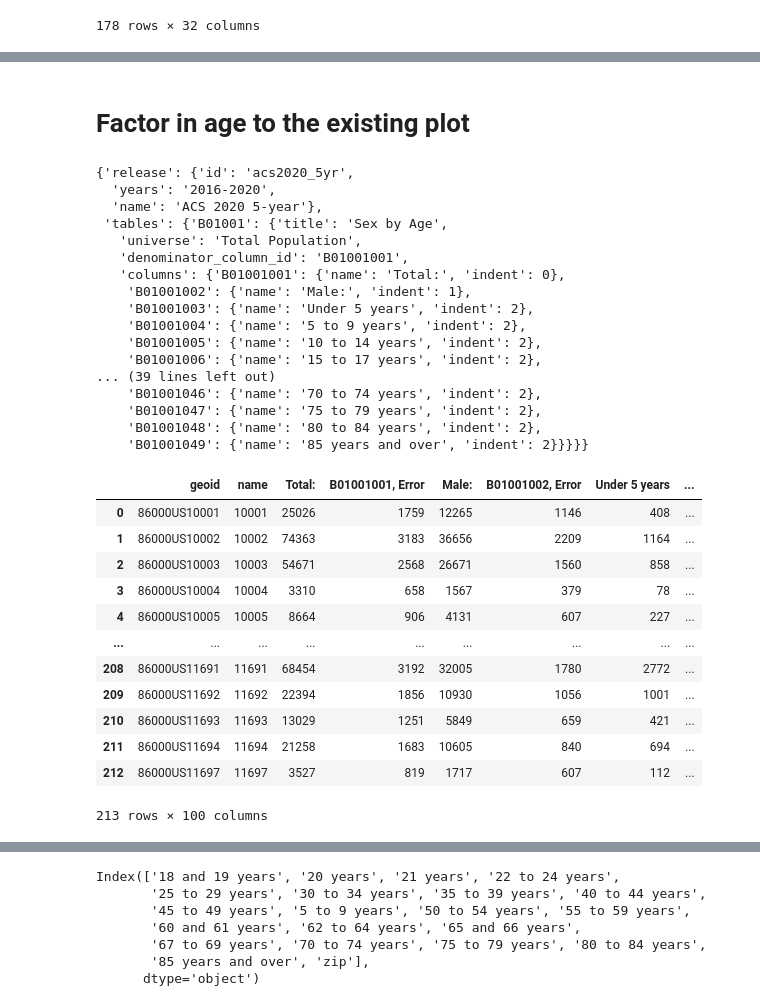
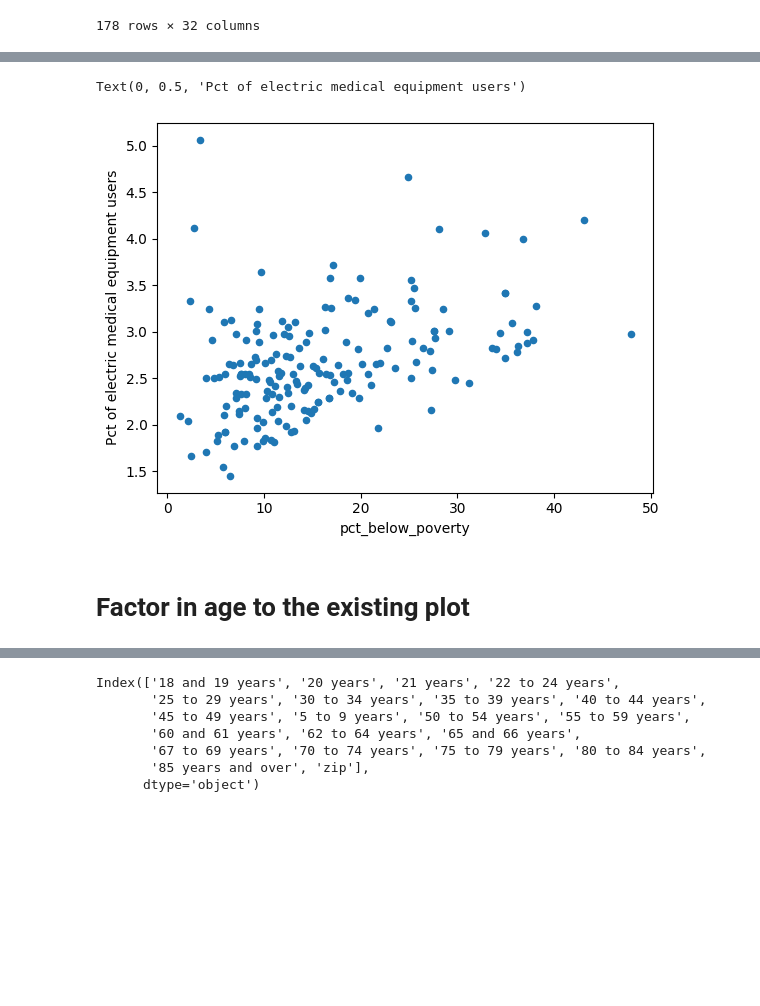
Before and after one commit to junekim6/nyc_power_outage, a Jupyter notebook: empower/empower_nyc.ipynb, the cells around one changed output, grey strips where cells are left out. Saved outputs shown, nothing was run; the diff lists cells and outputs as text; code cells hidden in the pictures; blank space fills up the shorter version.

```diff
--- a/empower/empower_nyc.ipynb
+++ b/empower/empower_nyc.ipynb
@@ -115,0 +134,8 @@ income_df.geoid = income_df.geoid[-5:]
+# %%
+pct_below_poverty = pd.read_csv("housing_data.csv")
+# %%
+pct_below_poverty = pct_below_poverty[['zip', 'pct_below_poverty']]
+# %%
+poverty_dme = df_2022.merge(pct_below_poverty, left_on="Zip_Code", right_on="zip")
+poverty_dme = poverty_dme[['Zip_Code', 'August', 'pct_below_poverty']]
+poverty_dme
@@ -115,0 +156,4 @@ income_df.geoid = income_df.geoid[-5:]
+# %%
+# Drop Airport
+
+poverty_dme.drop(173, inplace=True)
@@ -116,3 +162,9 @@ income_df.geoid = income_df.geoid[-5:]
+# %%
+ax = poverty_dme.plot(x="pct_below_poverty", y="August", kind="scatter")
+ax.set_ylabel("Pct of electric medical equipment users")
+# %% [output]
+Text(0, 0.5, 'Pct of electric medical equipment users')
+[figure, added]
 # %% [markdown]
 # Factor in age to the existing plot
 # %%
@@ -122,42 +174,6 @@ age_df = pd.read_csv("acs2020_5yr_B01001_86000US10460/acs2020_5yr_B01001_86000US
 
 with open("acs2020_5yr_B01001_86000US10460/metadata.json") as f:
     metadata = json.load(f)
-# %%
-metadata
-# %% [output]
-{'release': {'id': 'acs2020_5yr',
-  'years': '2016-2020',
-  'name': 'ACS 2020 5-year'},
- 'tables': {'B01001': {'title': 'Sex by Age',
-   'universe': 'Total Population',
-   'denominator_column_id': 'B01001001',
-   'columns': {'B01001001': {'name': 'Total:', 'indent': 0},
-    'B01001002': {'name': 'Male:', 'indent': 1},
-    'B01001003': {'name': 'Under 5 years', 'indent': 2},
-    'B01001004': {'name': '5 to 9 years', 'indent': 2},
-    'B01001005': {'name': '10 to 14 years', 'indent': 2},
-    'B01001006': {'name': '15 to 17 years', 'indent': 2},
-... (39 lines left out)
-    'B01001046': {'name': '70 to 74 years', 'indent': 2},
-    'B01001047': {'name': '75 to 79 years', 'indent': 2},
-    'B01001048': {'name': '80 to 84 years', 'indent': 2},
-    'B01001049': {'name': '85 years and over', 'indent': 2}}}}}
-# %%
-age_df
-# %% [output]
-|  | geoid | name | Total: | B01001001, Error | Male: | B01001002, Error | Under 5 years | ... |
-| 0 | 86000US10001 | 10001 | 25026 | 1759 | 12265 | 1146 | 408 | ... |
-| 1 | 86000US10002 | 10002 | 74363 | 3183 | 36656 | 2209 | 1164 | ... |
-| 2 | 86000US10003 | 10003 | 54671 | 2568 | 26671 | 1560 | 858 | ... |
-| 3 | 86000US10004 | 10004 | 3310 | 658 | 1567 | 379 | 78 | ... |
-| 4 | 86000US10005 | 10005 | 8664 | 906 | 4131 | 607 | 227 | ... |
-| ... | ... | ... | ... | ... | ... | ... | ... | ... |
-| 208 | 86000US11691 | 11691 | 68454 | 3192 | 32005 | 1780 | 2772 | ... |
-| 209 | 86000US11692 | 11692 | 22394 | 1856 | 10930 | 1056 | 1001 | ... |
-| 210 | 86000US11693 | 11693 | 13029 | 1251 | 5849 | 659 | 421 | ... |
-| 211 | 86000US11694 | 11694 | 21258 | 1683 | 10605 | 840 | 694 | ... |
-| 212 | 86000US11697 | 11697 | 3527 | 819 | 1717 | 607 | 112 | ... |
-213 rows × 100 columns
 # %%
 name_of_cols = {k:v["name"] for k, v in metadata["tables"]["B01001"]["columns"].items()}
 # %%
```
Also changed, not shown: parts of 6 cells of this notebook, 2 other files.
